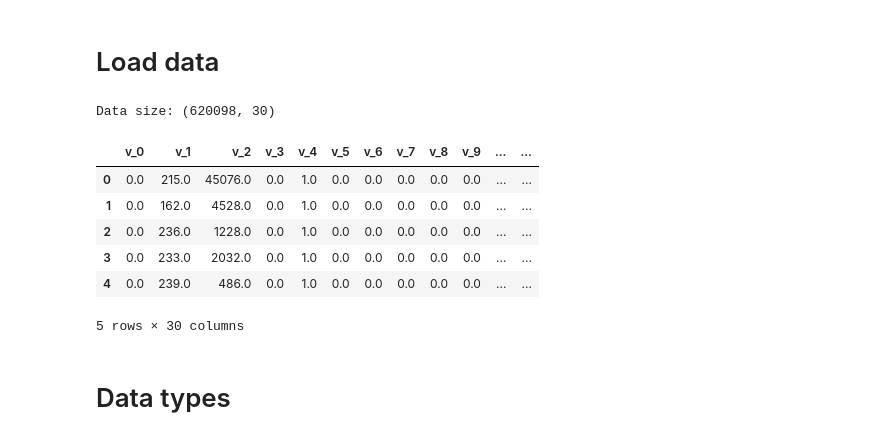
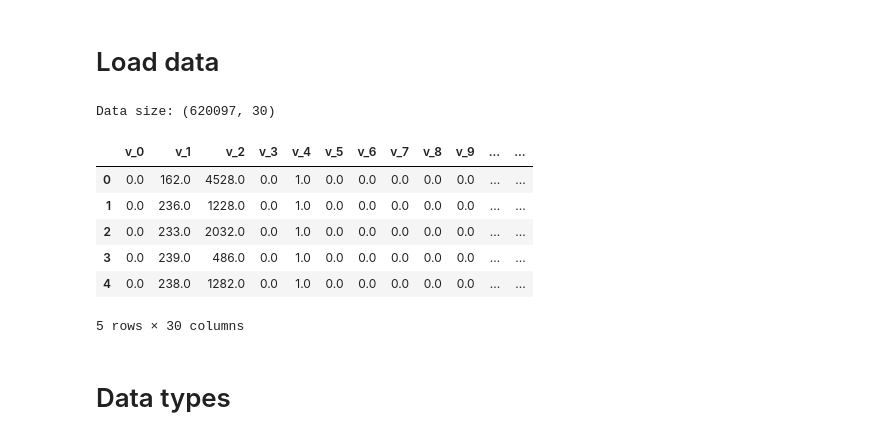
Before and after one commit to Owerre/Anomaly-Detection, a Jupyter notebook: Network-intrusion/notebooks/01-eda.ipynb, the cells around one changed output. Saved outputs shown, nothing was run; the diff lists cells and outputs as text; code cells hidden in the pictures.

```diff
--- a/Network-intrusion/notebooks/01-eda.ipynb
+++ b/Network-intrusion/notebooks/01-eda.ipynb
@@ -20,18 +20,18 @@ plt.rcParams.update({'font.size': 15})
 # %% [markdown]
 # Load data
 # %%
-df = pd.read_csv('../data/kdd99-unsupervised-ad.csv', header = None)
+df = pd.read_csv('../data/kdd99-unsupervised-ad.csv')
 print("Data size:", df.shape) # print data size
 df.columns = ['v_{}'.format(i) for i in range(30)] # column names
 df.head()
 # %% [output]
-Data size: (620098, 30)
+Data size: (620097, 30)
 |  | v_0 | v_1 | v_2 | v_3 | v_4 | v_5 | v_6 | v_7 | v_8 | v_9 | ... | ... |
-| 0 | 0.0 | 215.0 | 45076.0 | 0.0 | 1.0 | 0.0 | 0.0 | 0.0 | 0.0 | 0.0 | ... | ... |
-| 1 | 0.0 | 162.0 | 4528.0 | 0.0 | 1.0 | 0.0 | 0.0 | 0.0 | 0.0 | 0.0 | ... | ... |
-| 2 | 0.0 | 236.0 | 1228.0 | 0.0 | 1.0 | 0.0 | 0.0 | 0.0 | 0.0 | 0.0 | ... | ... |
-| 3 | 0.0 | 233.0 | 2032.0 | 0.0 | 1.0 | 0.0 | 0.0 | 0.0 | 0.0 | 0.0 | ... | ... |
-| 4 | 0.0 | 239.0 | 486.0 | 0.0 | 1.0 | 0.0 | 0.0 | 0.0 | 0.0 | 0.0 | ... | ... |
+| 0 | 0.0 | 162.0 | 4528.0 | 0.0 | 1.0 | 0.0 | 0.0 | 0.0 | 0.0 | 0.0 | ... | ... |
+| 1 | 0.0 | 236.0 | 1228.0 | 0.0 | 1.0 | 0.0 | 0.0 | 0.0 | 0.0 | 0.0 | ... | ... |
+| 2 | 0.0 | 233.0 | 2032.0 | 0.0 | 1.0 | 0.0 | 0.0 | 0.0 | 0.0 | 0.0 | ... | ... |
+| 3 | 0.0 | 239.0 | 486.0 | 0.0 | 1.0 | 0.0 | 0.0 | 0.0 | 0.0 | 0.0 | ... | ... |
+| 4 | 0.0 | 238.0 | 1282.0 | 0.0 | 1.0 | 0.0 | 0.0 | 0.0 | 0.0 | 0.0 | ... | ... |
 5 rows × 30 columns
 # %% [markdown]
 # Data types
```
Also changed, not shown: 4 other files.
